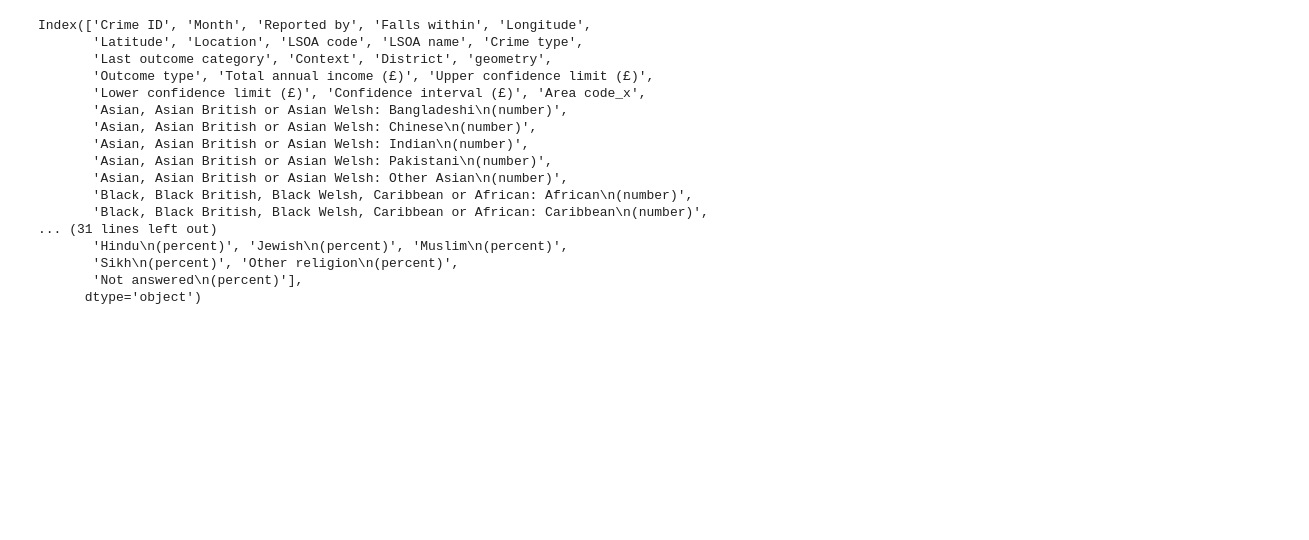
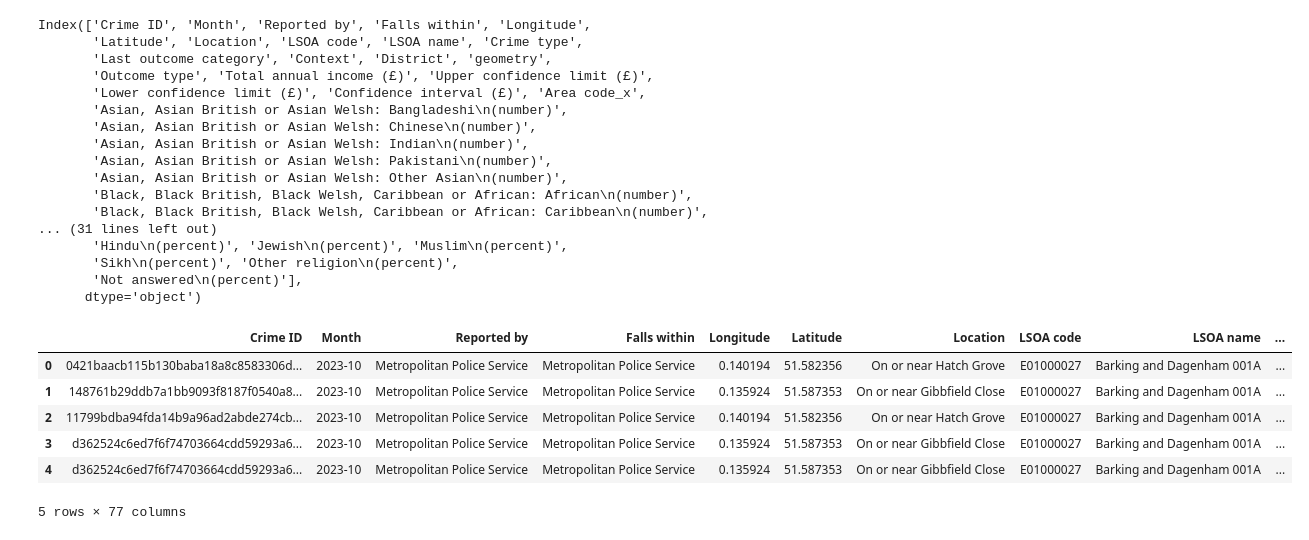
Before and after one commit to HNagouda/JBG050-DC2-Grp21, a Jupyter notebook: src/exploration/mergedata.ipynb, the cells around one changed output. Drawn from its saved outputs; the diff is of its cells as text; code cells hidden in the pictures; blank space fills up the shorter version.

```diff
--- a/src/exploration/mergedata.ipynb
+++ b/src/exploration/mergedata.ipynb
@@ -181,3 +181,13 @@ Index(['Crime ID', 'Month', 'Reported by', 'Falls within', 'Longitude',
        'Sikh\n(percent)', 'Other religion\n(percent)',
        'Not answered\n(percent)'],
       dtype='object')
+# %%
+crime_religion_df.head()
+# %% [output]
+|  | Crime ID | Month | Reported by | Falls within | Longitude | Latitude | Location | LSOA code | LSOA name | ... |
+| 0 | 0421baacb115b130baba18a8c8583306d... | 2023-10 | Metropolitan Police Service | Metropolitan Police Service | 0.140194 | 51.582356 | On or near Hatch Grove | E01000027 | Barking and Dagenham 001A | ... |
+| 1 | 148761b29ddb7a1bb9093f8187f0540a8... | 2023-10 | Metropolitan Police Service | Metropolitan Police Service | 0.135924 | 51.587353 | On or near Gibbfield Close | E01000027 | Barking and Dagenham 001A | ... |
+| 2 | 11799bdba94fda14b9a96ad2abde274cb... | 2023-10 | Metropolitan Police Service | Metropolitan Police Service | 0.140194 | 51.582356 | On or near Hatch Grove | E01000027 | Barking and Dagenham 001A | ... |
+| 3 | d362524c6ed7f6f74703664cdd59293a6... | 2023-10 | Metropolitan Police Service | Metropolitan Police Service | 0.135924 | 51.587353 | On or near Gibbfield Close | E01000027 | Barking and Dagenham 001A | ... |
+| 4 | d362524c6ed7f6f74703664cdd59293a6... | 2023-10 | Metropolitan Police Service | Metropolitan Police Service | 0.135924 | 51.587353 | On or near Gibbfield Close | E01000027 | Barking and Dagenham 001A | ... |
+5 rows × 77 columns
```
Also changed, not shown: parts of 8 cells of this notebook, 3 other files.
